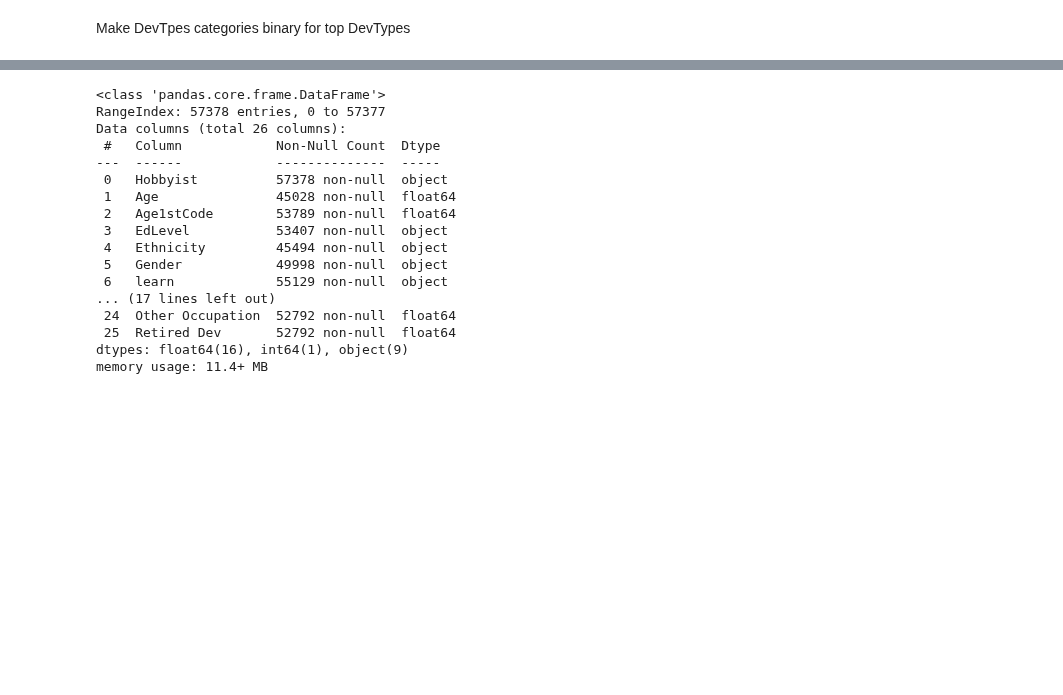
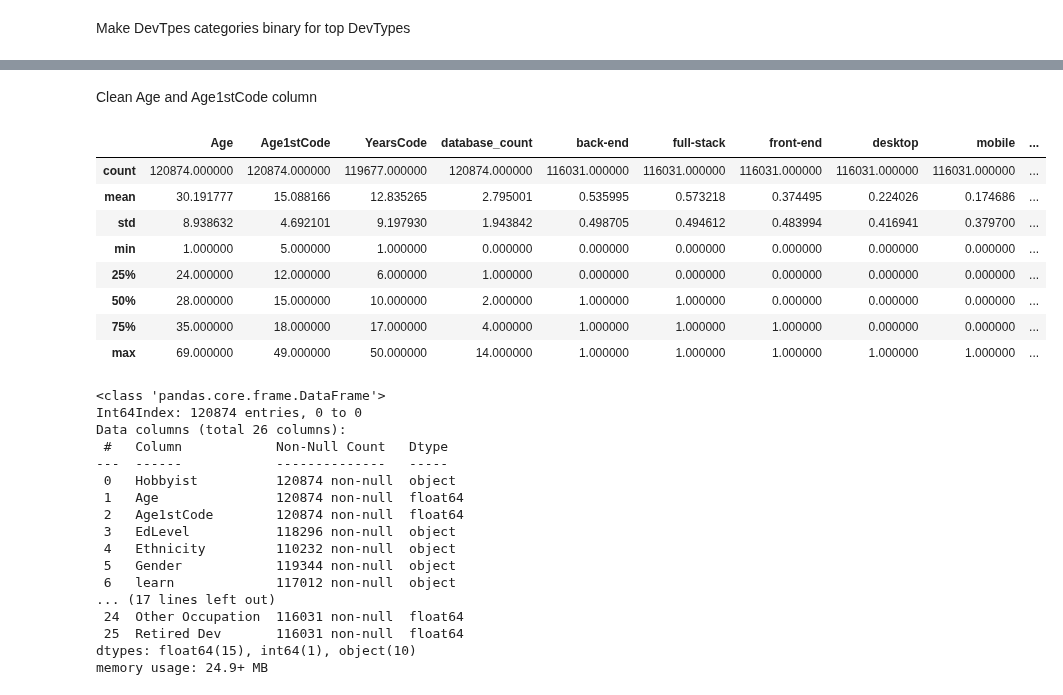
Before and after one commit to racheldilley1/coding-language-predictor, a Jupyter notebook: Notebooks/Data Acquisition & Cleaning.ipynb, the cells around one changed output, grey strips where cells are left out. Drawn from its saved outputs; the diff is of its cells as text; code cells hidden in the pictures; blank space fills up the shorter version.

Commit message:
update data cleaning and pickle cleaned data

```diff
--- a/Notebooks/Data Acquisition & Cleaning.ipynb
+++ b/Notebooks/Data Acquisition & Cleaning.ipynb
@@ -354,6 +422,6 @@ def get_region(row):
     except:
         return row[4]
 # %%
-df['Region'] = df.apply(get_region, axis=1) #add values to region column
-df['Region'].value_counts()
+df3['Region'] = df3.apply(get_region, axis=1) #add values to region column
+df3['Region'].value_counts()
 # %% [output]
@@ -402,5 +470,5 @@ def edit_DevType(row):
         else:
             return row[6]
 # %%
-df['DevType'] = df.apply(edit_DevType, axis=1) #add values to region column
+df3['DevType'] = df3.apply(edit_DevType, axis=1) #add values to region column
 #df['DevType'].value_counts().head(10)
@@ -417,7 +505,7 @@ def add_binary_column(obj_list, str_search):
         return obj_list
 # %%
 binary_columns = ['back-end', 'full-stack', 'front-end', 'desktop', 'mobile', 'DevOps', 'Database admin', 'Designer',
-                 'System admin', 'student', 'Other Occupation', 'Retired Dev']
+                 'System admin', 'Student', 'Other Occupation', 'Retired Dev','Sometimes Code at Work']
 for col in binary_columns:
     x=0
-    df[col] = df.apply(lambda x: add_binary_column(x['DevType'], col), axis=1)
+    df3[col] = df3.apply(lambda x: add_binary_column(x['DevType'], col), axis=1)
@@ -424,4 +514,3 @@ for col in binary_columns:
 # %%
-#drop uneeded or combined columns
-df.drop(labels=['Country', 'MainBranch', 'Employment', 'DevType', 'developertools', 'webframes', 'databases'
+df3.drop(labels=['Country', 'MainBranch', 'Employment', 'DevType', 'developertools', 'webframes', 'databases'
                ], axis=1, inplace=True)
@@ -428,20 +529,38 @@ df.drop(labels=['Country', 'MainBranch', 'Employment', 'DevType', 'developertool
+# %% [markdown]
+Clean Age and Age1stCode column
+# %%
+df3 = df3[df3['Age'] < 70] #avg age of death is
+df3 = df3[df3['Age1stCode'] < 60] #max was 85, which seems very unrealistic
+
+df3['YearsCodePro'] = df3['YearsCodePro'].fillna(value=0)
+df3.describe()
+# %% [output]
+|  | Age | Age1stCode | YearsCode | database_count | back-end | full-stack | front-end | desktop | mobile | ... |
+| count | 120874.000000 | 120874.000000 | 119677.000000 | 120874.000000 | 116031.000000 | 116031.000000 | 116031.000000 | 116031.000000 | 116031.000000 | ... |
+| mean | 30.191777 | 15.088166 | 12.835265 | 2.795001 | 0.535995 | 0.573218 | 0.374495 | 0.224026 | 0.174686 | ... |
+| std | 8.938632 | 4.692101 | 9.197930 | 1.943842 | 0.498705 | 0.494612 | 0.483994 | 0.416941 | 0.379700 | ... |
+| min | 1.000000 | 5.000000 | 1.000000 | 0.000000 | 0.000000 | 0.000000 | 0.000000 | 0.000000 | 0.000000 | ... |
+| 25% | 24.000000 | 12.000000 | 6.000000 | 1.000000 | 0.000000 | 0.000000 | 0.000000 | 0.000000 | 0.000000 | ... |
+| 50% | 28.000000 | 15.000000 | 10.000000 | 2.000000 | 1.000000 | 1.000000 | 0.000000 | 0.000000 | 0.000000 | ... |
+| 75% | 35.000000 | 18.000000 | 17.000000 | 4.000000 | 1.000000 | 1.000000 | 1.000000 | 0.000000 | 0.000000 | ... |
+| max | 69.000000 | 49.000000 | 50.000000 | 14.000000 | 1.000000 | 1.000000 | 1.000000 | 1.000000 | 1.000000 | ... |
 # %%
-df.info()
+df3.info()
 # %% [output]
 <class 'pandas.core.frame.DataFrame'>
-RangeIndex: 57378 entries, 0 to 57377
+Int64Index: 120874 entries, 0 to 0
 Data columns (total 26 columns):
- #   Column            Non-Null Count  Dtype
----  ------            --------------  -----
- 0   Hobbyist          57378 non-null  object
- 1   Age               45028 non-null  float64
- 2   Age1stCode        53789 non-null  float64
- 3   EdLevel           53407 non-null  object
- 4   Ethnicity         45494 non-null  object
- 5   Gender            49998 non-null  object
- 6   learn             55129 non-null  object
+ #   Column            Non-Null Count   Dtype
+---  ------            --------------   -----
+ 0   Hobbyist          120874 non-null  object
+ 1   Age               120874 non-null  float64
+ 2   Age1stCode        120874 non-null  float64
+ 3   EdLevel           118296 non-null  object
+ 4   Ethnicity         110232 non-null  object
+ 5   Gender            119344 non-null  object
+ 6   learn             117012 non-null  object
 ... (17 lines left out)
- 24  Other Occupation  52792 non-null  float64
- 25  Retired Dev       52792 non-null  float64
-dtypes: float64(16), int64(1), object(9)
-memory usage: 11.4+ MB
+ 24  Other Occupation  116031 non-null  float64
+ 25  Retired Dev       116031 non-null  float64
+dtypes: float64(15), int64(1), object(10)
+memory usage: 24.9+ MB
```
Also changed, not shown: parts of 23 cells of this notebook, 1 other file.
